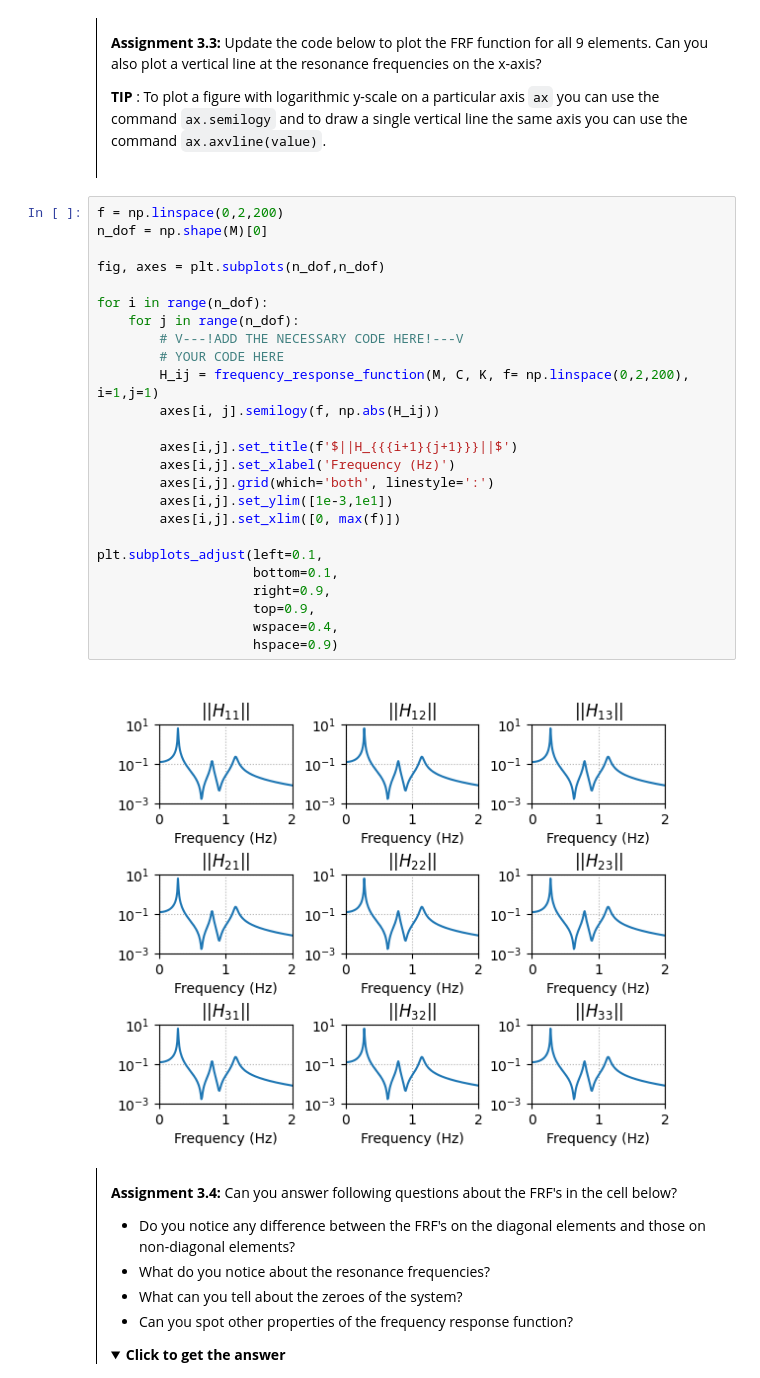
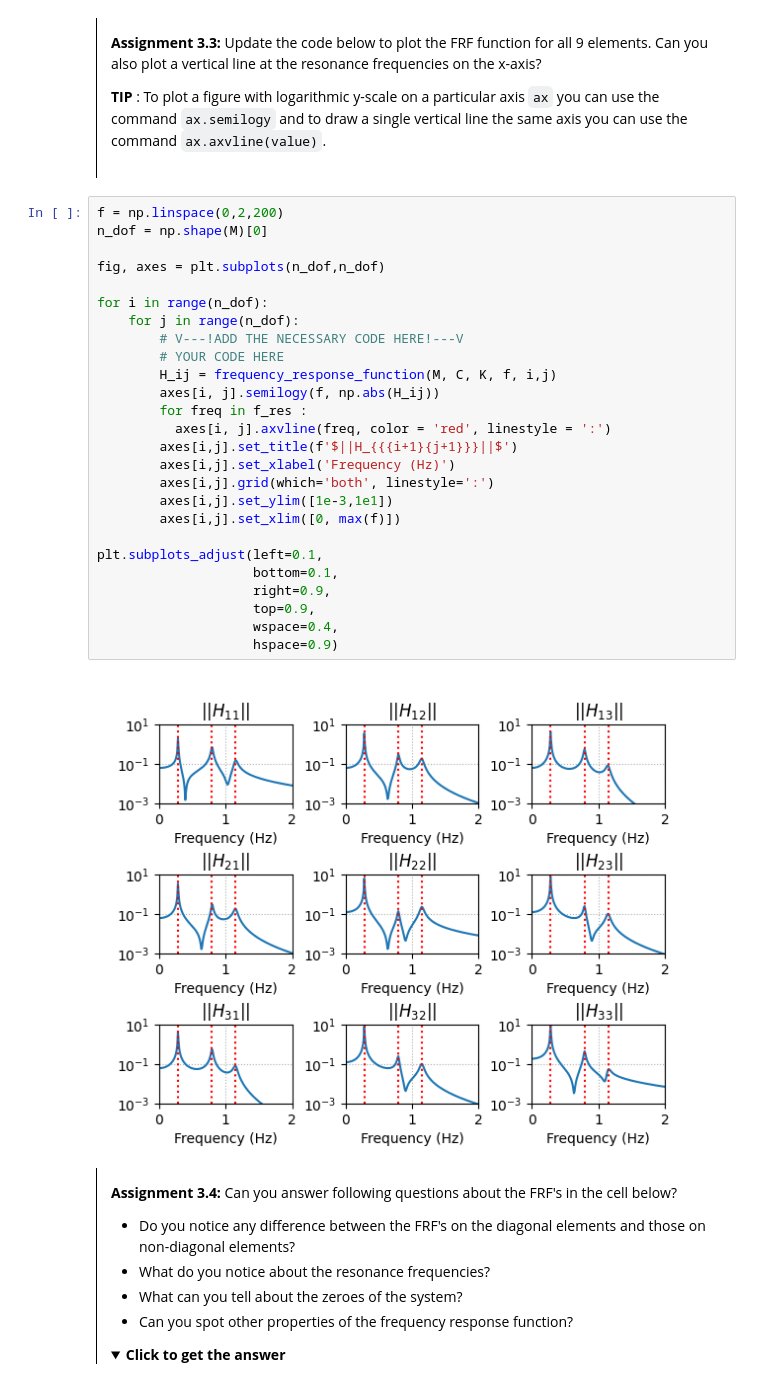
Before and after one commit to Hadain183/MV2627_Exercises, a Jupyter notebook: Session3_MDOF/session3.ipynb, the cells around one changed output. Saved outputs shown, nothing was run; the diff lists cells and outputs as text; folded sections open.

```diff
--- a/Session3_MDOF/session3.ipynb
+++ b/Session3_MDOF/session3.ipynb
@@ -446,30 +450,31 @@ As discussed previously the FRF is in fact a 3 by 3 matrix for a three dimension
 # %%
 f = np.linspace(0,2,200)
 n_dof = np.shape(M)[0]
 
 fig, axes = plt.subplots(n_dof,n_dof)
 
 for i in range(n_dof):
     for j in range(n_dof):
         # V---!ADD THE NECESSARY CODE HERE!---V
         # YOUR CODE HERE
-        H_ij = frequency_response_function(M, C, K, f= np.linspace(0,2,200), i=1,j=1)
+        H_ij = frequency_response_function(M, C, K, f, i,j)
         axes[i, j].semilogy(f, np.abs(H_ij))
-
+        for freq in f_res :
+          axes[i, j].axvline(freq, color = 'red', linestyle = ':')
         axes[i,j].set_title(f'$||H_{{{i+1}{j+1}}}||$')
         axes[i,j].set_xlabel('Frequency (Hz)')
         axes[i,j].grid(which='both', linestyle=':')
         axes[i,j].set_ylim([1e-3,1e1])
         axes[i,j].set_xlim([0, max(f)])
 
 plt.subplots_adjust(left=0.1,
                     bottom=0.1,
                     right=0.9,
                     top=0.9,
                     wspace=0.4,
                     hspace=0.9)
 # %% [output]
-[figure, old version]
+[figure, new version]
 # %% [markdown]
 <div style="border-left: 1px solid black; padding: 1em; margin: 1em 0;">
 
```
Also changed, not shown: parts of 3 cells of this notebook.
